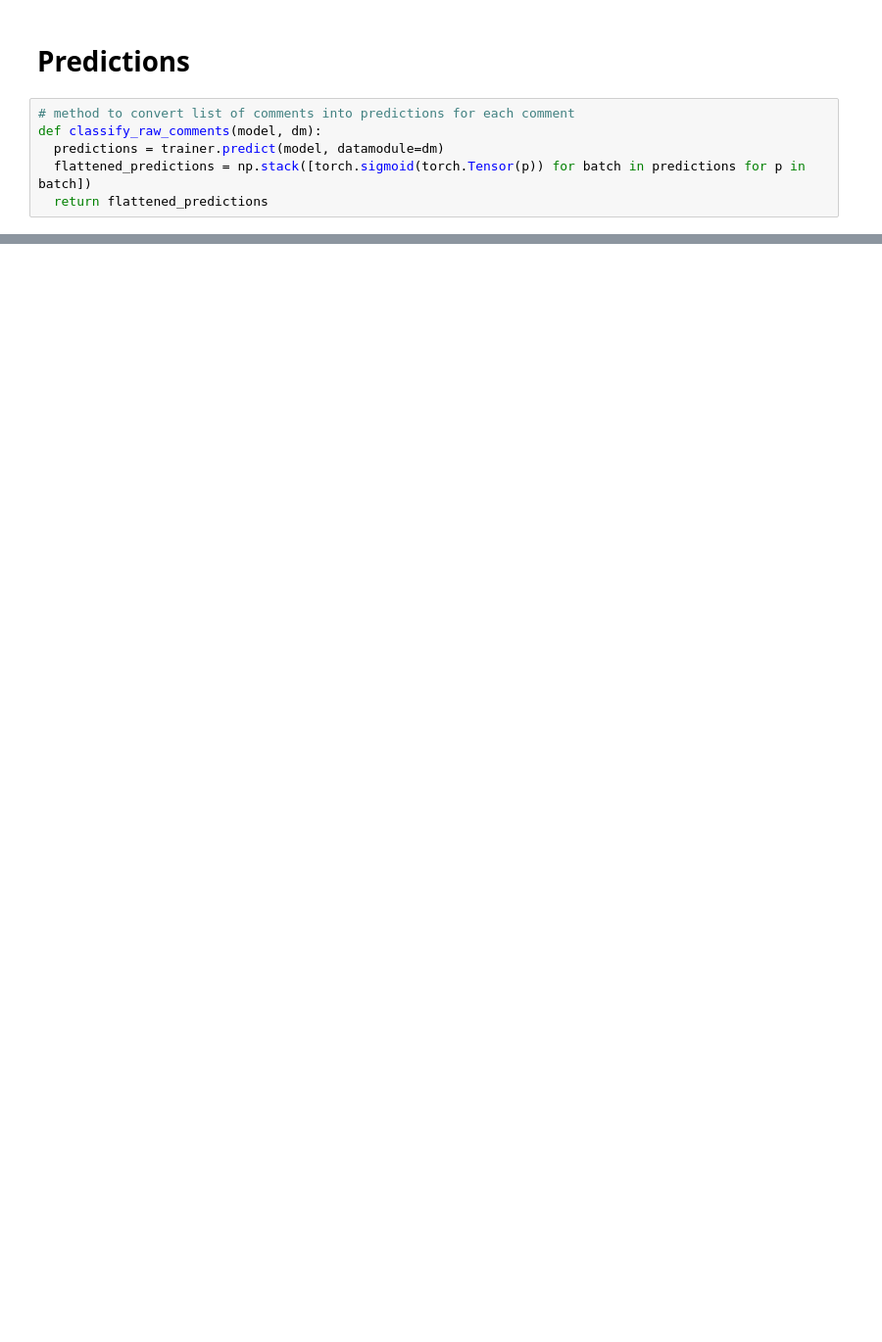
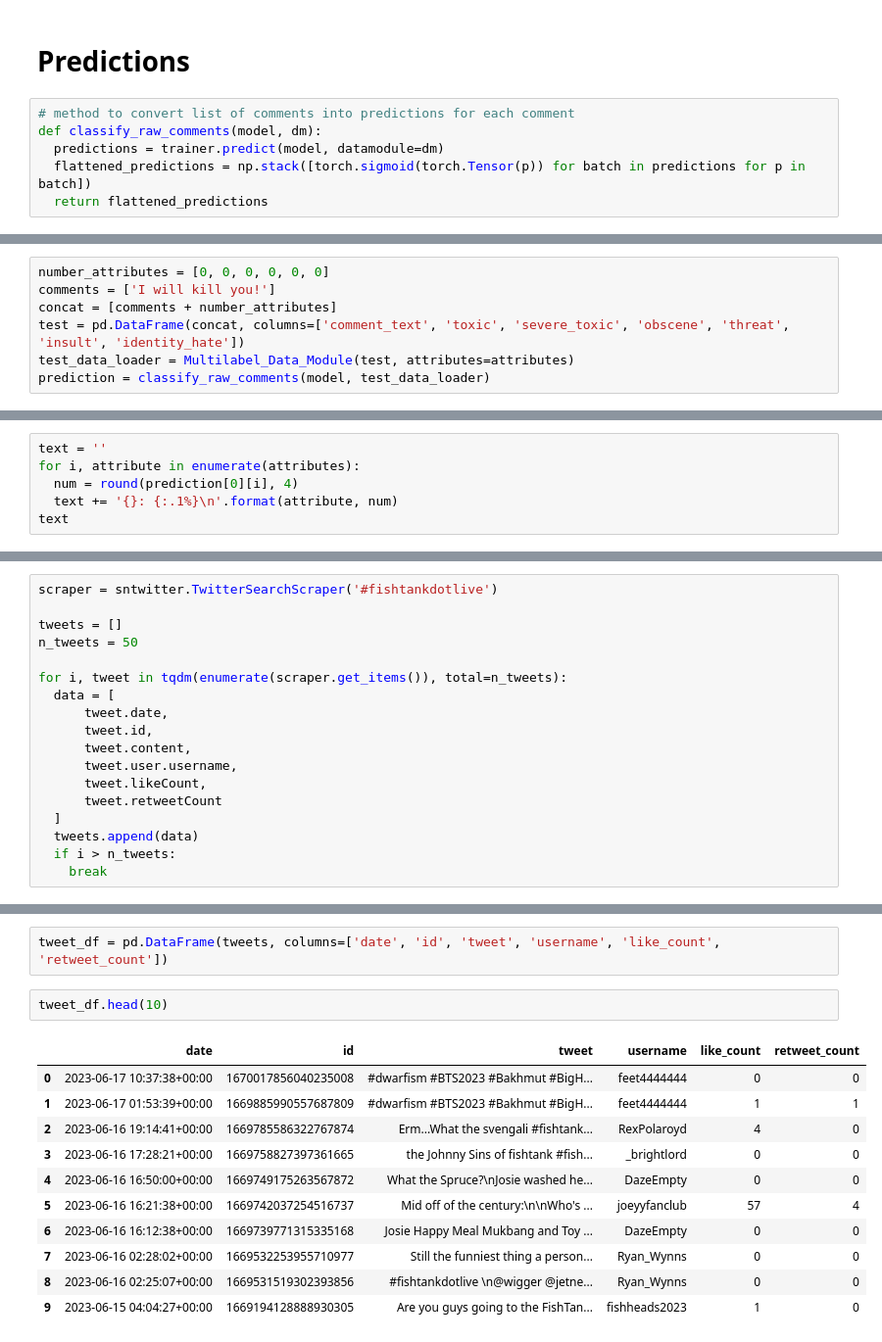
Before and after one commit to AngelescuFilip/multilabel_classification_sota, a Jupyter notebook: Predicting_multilabel_classification.ipynb, the cells around one changed output, grey strips where cells are left out. Shown: that part at 98% size. Cells and saved outputs as stored; diff of their text form; blank space fills up the shorter version.

```diff
--- a/Predicting_multilabel_classification.ipynb
+++ b/Predicting_multilabel_classification.ipynb
@@ -220,0 +281,7 @@ TypeError: ignored
+# %%
+number_attributes = [0, 0, 0, 0, 0, 0]
+comments = ['I will kill you!']
+concat = [comments + number_attributes]
+test = pd.DataFrame(concat, columns=['comment_text', 'toxic', 'severe_toxic', 'obscene', 'threat', 'insult', 'identity_hate'])
+test_data_loader = Multilabel_Data_Module(test, attributes=attributes)
+prediction = classify_raw_comments(model, test_data_loader)
@@ -220,0 +290,6 @@ TypeError: ignored
+# %%
+text = ''
+for i, attribute in enumerate(attributes):
+  num = round(prediction[0][i], 4)
+  text += '{}: {:.1%}\n'.format(attribute, num)
+text
@@ -220,0 +398,18 @@ TypeError: ignored
+# %%
+scraper = sntwitter.TwitterSearchScraper('#fishtankdotlive')
+
+tweets = []
+n_tweets = 50
+
+for i, tweet in tqdm(enumerate(scraper.get_items()), total=n_tweets):
+  data = [
+      tweet.date,
+      tweet.id,
+      tweet.content,
+      tweet.user.username,
+      tweet.likeCount,
+      tweet.retweetCount
+  ]
+  tweets.append(data)
+  if i > n_tweets:
+    break
@@ -220,0 +426,16 @@ TypeError: ignored
+# %%
+tweet_df = pd.DataFrame(tweets, columns=['date', 'id', 'tweet', 'username', 'like_count', 'retweet_count'])
+# %%
+tweet_df.head(10)
+# %% [output]
+|  | date | id | tweet | username | like_count | retweet_count |
+| 0 | 2023-06-17 10:37:38+00:00 | 1670017856040235008 | #dwarfism #BTS2023 #Bakhmut #BigH... | feet4444444 | 0 | 0 |
+| 1 | 2023-06-17 01:53:39+00:00 | 1669885990557687809 | #dwarfism #BTS2023 #Bakhmut #BigH... | feet4444444 | 1 | 1 |
+| 2 | 2023-06-16 19:14:41+00:00 | 1669785586322767874 | Erm...What the svengali #fishtank... | RexPolaroyd | 4 | 0 |
+| 3 | 2023-06-16 17:28:21+00:00 | 1669758827397361665 | the Johnny Sins of fishtank #fish... | _brightlord | 0 | 0 |
+| 4 | 2023-06-16 16:50:00+00:00 | 1669749175263567872 | What the Spruce?\nJosie washed he... | DazeEmpty | 0 | 0 |
+| 5 | 2023-06-16 16:21:38+00:00 | 1669742037254516737 | Mid off of the century:\n\nWho's ... | joeyyfanclub | 57 | 4 |
+| 6 | 2023-06-16 16:12:38+00:00 | 1669739771315335168 | Josie Happy Meal Mukbang and Toy ... | DazeEmpty | 0 | 0 |
+| 7 | 2023-06-16 02:28:02+00:00 | 1669532253955710977 | Still the funniest thing a person... | Ryan_Wynns | 0 | 0 |
+| 8 | 2023-06-16 02:25:07+00:00 | 1669531519302393856 | #fishtankdotlive \n@wigger @jetne... | Ryan_Wynns | 0 | 0 |
+| 9 | 2023-06-15 04:04:27+00:00 | 1669194128888930305 | Are you guys going to the FishTan... | fishheads2023 | 1 | 0 |
```
Also changed, not shown: parts of 38 cells of this notebook.
